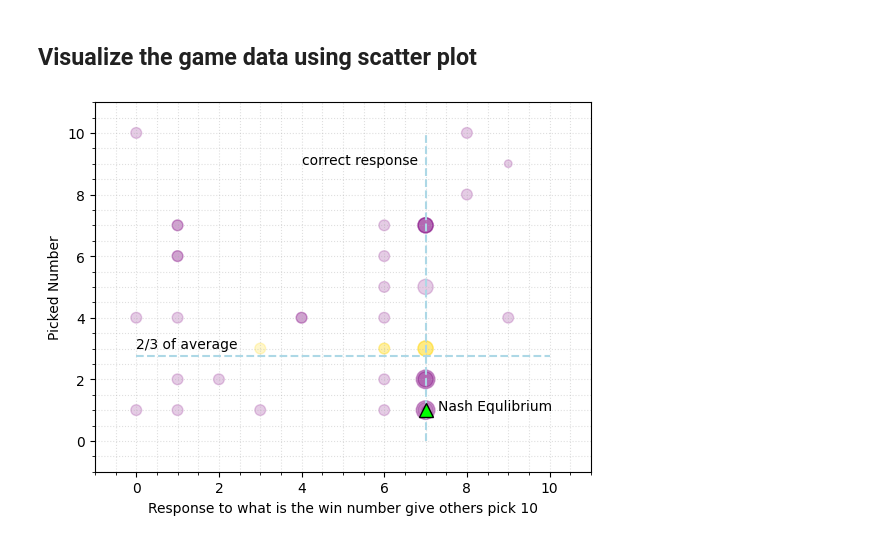
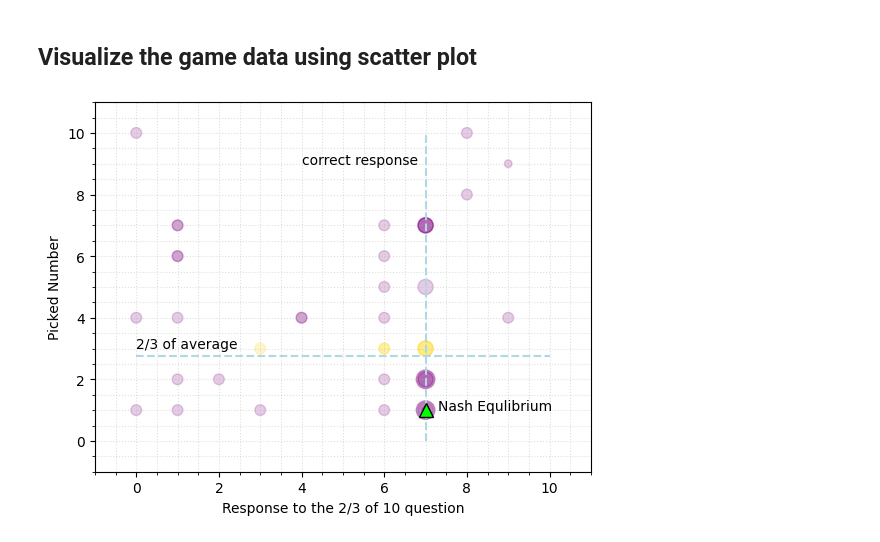
Before and after one commit to schnell18/play-data-science, a Jupyter notebook: game-analysis/analyze.ipynb, the cells around one changed output. Cells and saved outputs as stored; diff of their text form; code cells hidden in the pictures.

```diff
--- a/game-analysis/analyze.ipynb
+++ b/game-analysis/analyze.ipynb
@@ -62,32 +62,32 @@ df
 df['size'] = df.apply(lambda r: 30 if r["rationality"] == 'irrational' else 60 if r["rationality"] == 'semi-rational' else 120 if r["rationality"] == 'quasi-rational' else 180, axis=1)
 df['color'] = df.apply(lambda r: 'gold' if r["winner"] == 'Yes' else 'purple', axis=1)
 
 fig, ax = plt.subplots()
-ax.set_xlabel(r'Response to what is the win number give others pick 10')
+ax.set_xlabel(r'Response to the 2/3 of 10 question')
 ax.set_ylabel(r'Picked Number')
 ax.set_xlim(-1, 11)
 ax.set_ylim(-1, 11)
 
 # Change major ticks to show every 2.
 ax.xaxis.set_major_locator(MultipleLocator(2))
 ax.yaxis.set_major_locator(MultipleLocator(2))
 
 # Change minor ticks to show every 0.5.
 ax.xaxis.set_minor_locator(MultipleLocator(0.5))
 ax.yaxis.set_minor_locator(MultipleLocator(0.5))
 
 # And a corresponding grid
 ax.grid(which='both', linestyle=':', alpha=0.4)
 
 plt.scatter(df['check_answer'], df['pick'], c=df['color'], s=df['size'], alpha=0.2)
 plt.plot(np.linspace(0, 10, 100), np.linspace(two_third_avg, two_third_avg, 100), c= "lightblue", marker='', linestyle='--')
 plt.plot(np.linspace(7, 7, 100), np.linspace(0, 10, 100), c = "lightblue", marker='', linestyle='--')
 #ax.plot([7], [1], '^', markersize=15, markeredgewidth='0.8', markerfacecolor='none')
 ax.plot([7], [1], '^', markersize=10, markeredgecolor='black', markerfacecolor='lime')
 ax.text(0, 3, '2/3 of average')
 ax.text(4, 9, 'correct response')
 ax.text(7.3, 1, 'Nash Equlibrium')
 
 plt.show()
 # %% [output]
-[figure, old version]
+[figure, new version]
```
Also changed, not shown: 1 other file.
